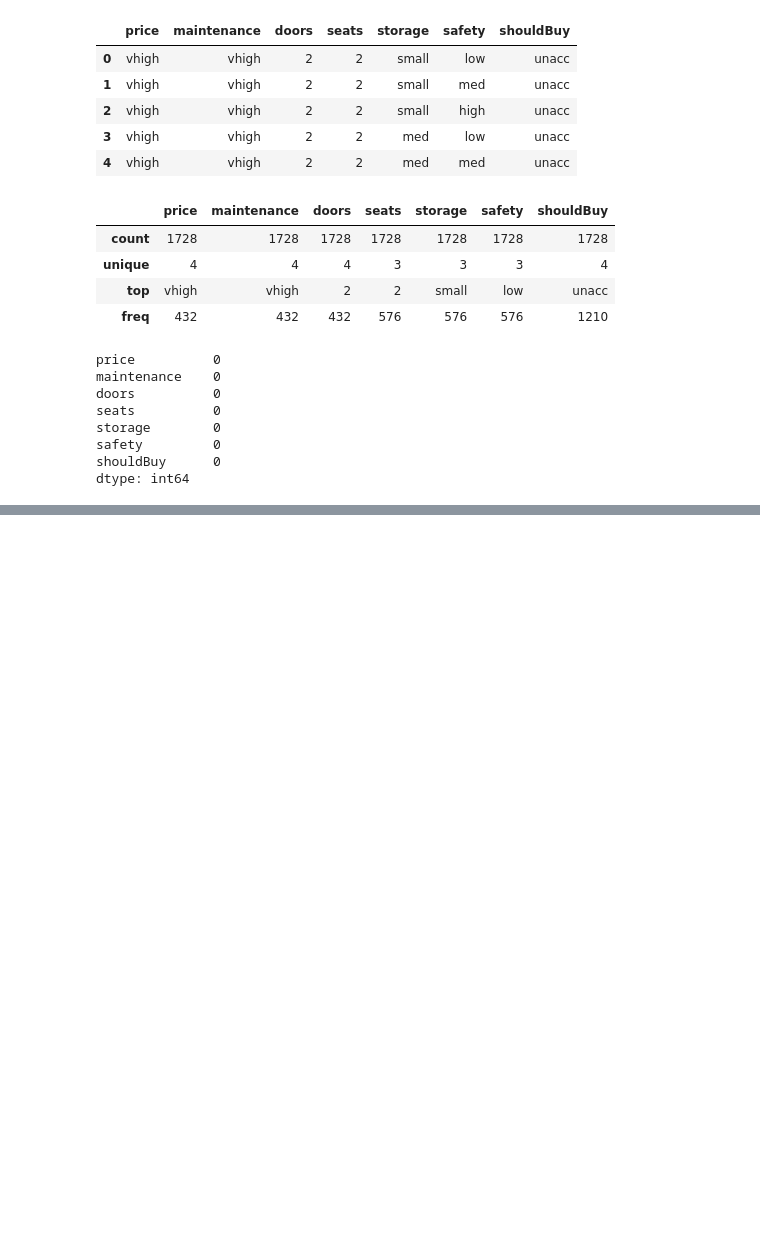
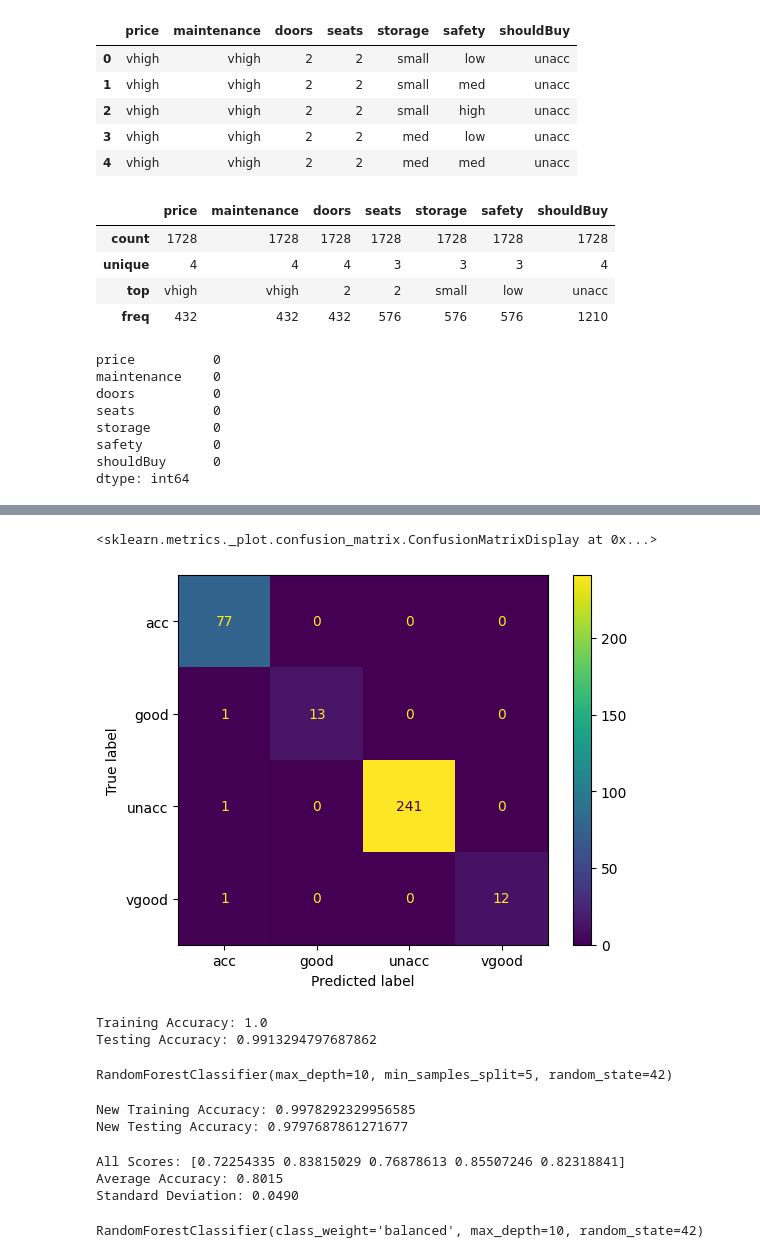
Before and after one commit to bhavik-knight/5580-dm-a2-classification, a Jupyter notebook: rf_classification.ipynb, the cells around one changed output, grey strips where cells are left out. Saved outputs shown, nothing was run; the diff lists cells and outputs as text; code cells hidden in the pictures; blank space fills up the shorter version.

```diff
--- a/rf_classification.ipynb
+++ b/rf_classification.ipynb
@@ -49,0 +96,3 @@ dtype: int64
+# %%
+# Split the data into training and test sets
+X_train, X_test, y_train, y_test = train_test_split(X_encoded, y, test_size=0.2, random_state=42, stratify=y)
@@ -49,0 +103,2 @@ dtype: int64
+# %%
+rf = RandomForestClassifier()
@@ -49,0 +109,2 @@ dtype: int64
+# %%
+rf.fit(X_train, y_train)
@@ -49,0 +113,2 @@ dtype: int64
+# %%
+y_pred = rf.predict(X_test)
@@ -49,0 +135,12 @@ dtype: int64
+# %%
+cm = confusion_matrix(y_test, y_pred)
+ConfusionMatrixDisplay(cm, display_labels=le.classes_).plot()
+# %% [output]
+<sklearn.metrics._plot.confusion_matrix.ConfusionMatrixDisplay at 0x...>
+[figure, added]
+# %%
+print(f"Training Accuracy: {rf.score(X_train, y_train)}")
+print(f"Testing Accuracy: {rf.score(X_test, y_test)}")
+# %% [output]
+Training Accuracy: 1.0
+Testing Accuracy: 0.9913294797687862
@@ -49,0 +154,23 @@ dtype: int64
+# %%
+rf1.fit(X_train, y_train)
+# %% [output]
+RandomForestClassifier(max_depth=10, min_samples_split=5, random_state=42)
+# %%
+print(f"New Training Accuracy: {rf1.score(X_train, y_train)}")
+print(f"New Testing Accuracy: {rf1.score(X_test, y_test)}")
+# %% [output]
+New Training Accuracy: 0.9978292329956585
+New Testing Accuracy: 0.9797687861271677
+# %%
+from sklearn.model_selection import cross_val_score
+
+# Use the model you just created
+scores = cross_val_score(rf1, X_encoded, y, cv=5)
+
+print(f"All Scores: {scores}")
+print(f"Average Accuracy: {scores.mean():.4f}")
+print(f"Standard Deviation: {scores.std():.4f}")
+# %% [output]
+All Scores: [0.72254335 0.83815029 0.76878613 0.85507246 0.82318841]
+Average Accuracy: 0.8015
+Standard Deviation: 0.0490
@@ -49,0 +185,4 @@ dtype: int64
+# %%
+rf2.fit(X_train, y_train)
+# %% [output]
+RandomForestClassifier(class_weight='balanced', max_depth=10, random_state=42)
```
Also changed, not shown: parts of 19 cells of this notebook, 3 other files.
